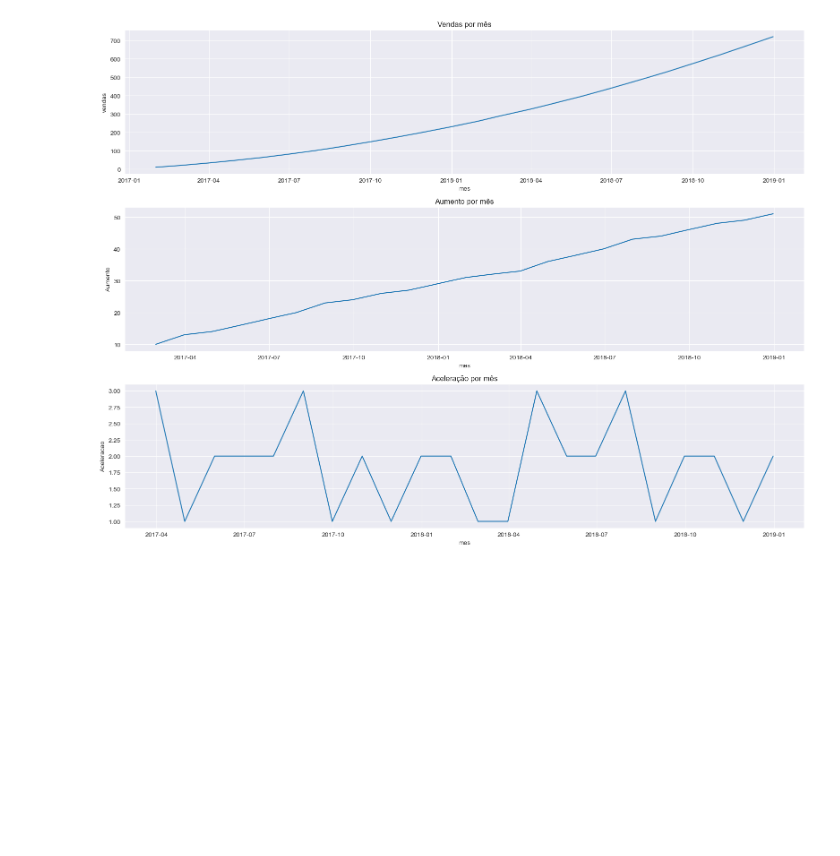
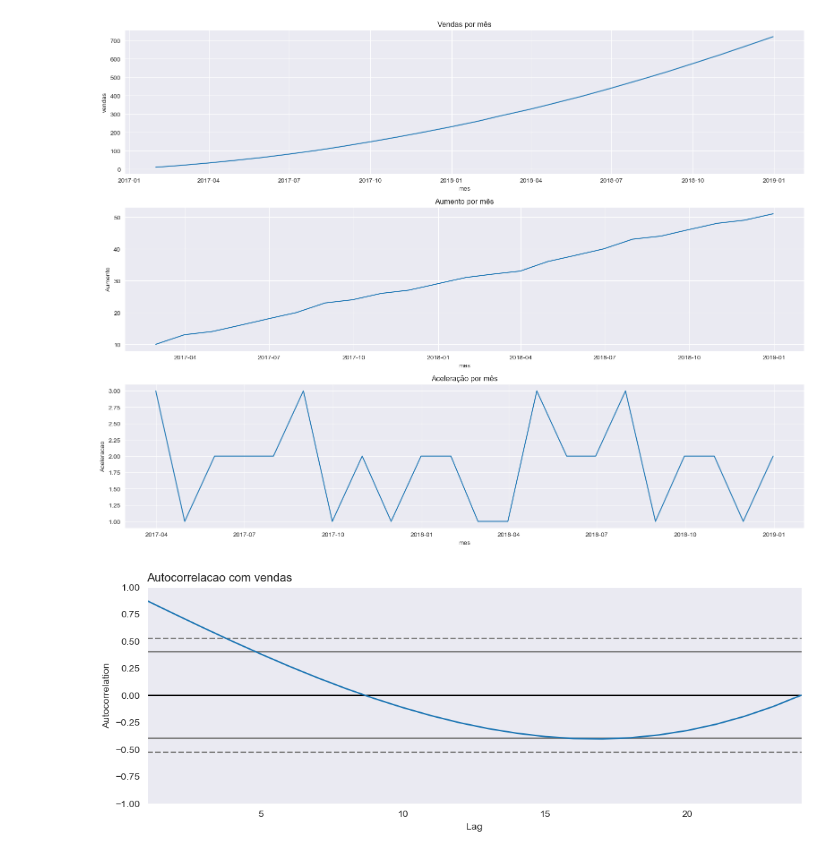
Before and after one commit to emersonsantosgithub/estudos-gerais, a Jupyter notebook: time-series/material curso - Time Series/projeto.ipynb, the cells around one changed output. Saved outputs shown, nothing was run; the diff lists cells and outputs as text; code cells hidden in the pictures; blank space fills up the shorter version.

Commit message:
autocorrelacao

```diff
--- a/time-series/material curso - Time Series/projeto.ipynb
+++ b/time-series/material curso - Time Series/projeto.ipynb
@@ -67,0 +70,8 @@ plt.show()
+# %%
+plt.figure(figsize=(12,4))
+
+autocorrelation_plot(alucar['vendas'])
+plt.title("Autocorrelacao com vendas", loc='left', fontsize=12)
+plt.show()
+# %% [output]
+[figure, added]
```
Also changed, not shown: parts of 3 cells of this notebook.
